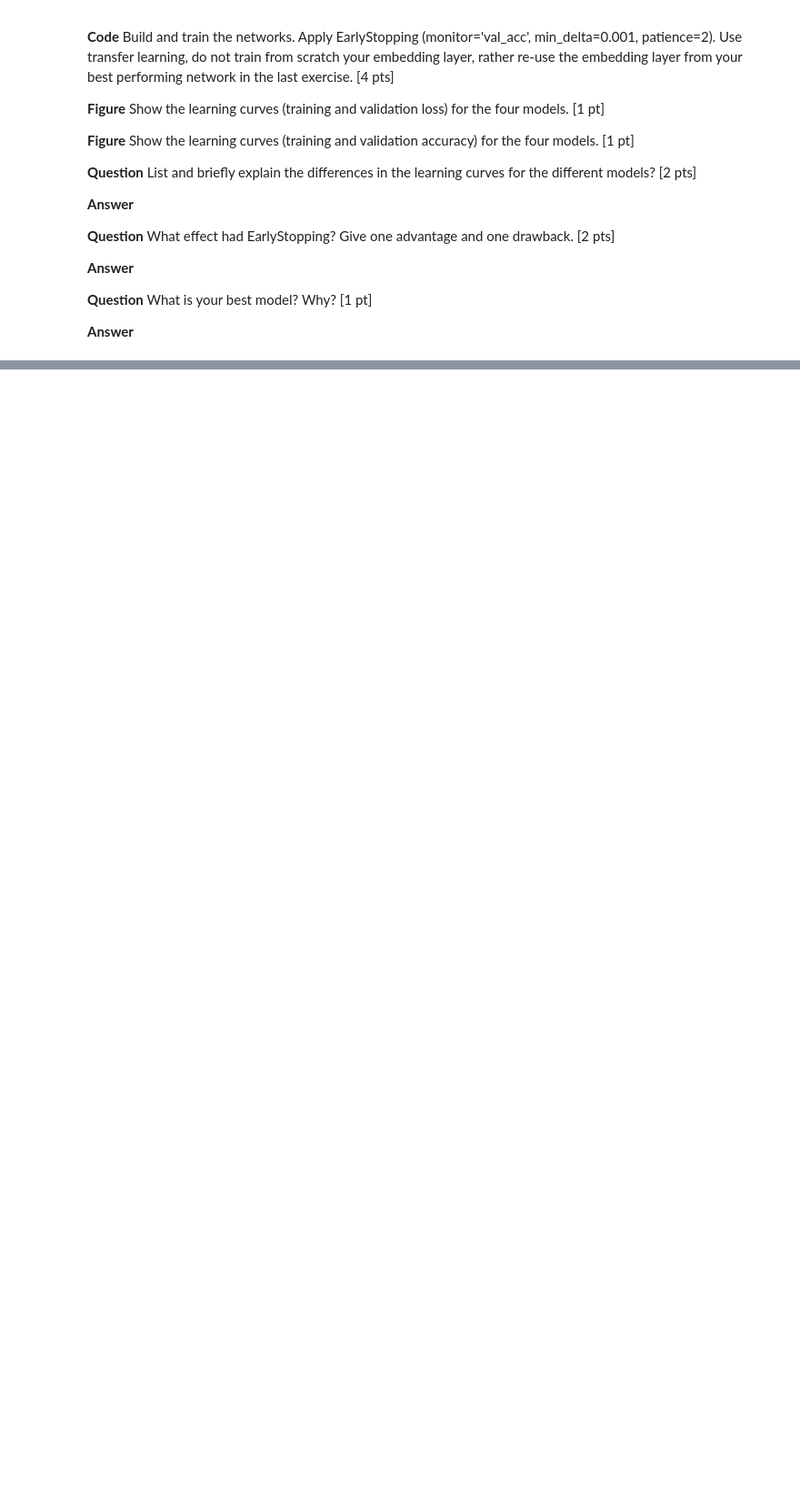
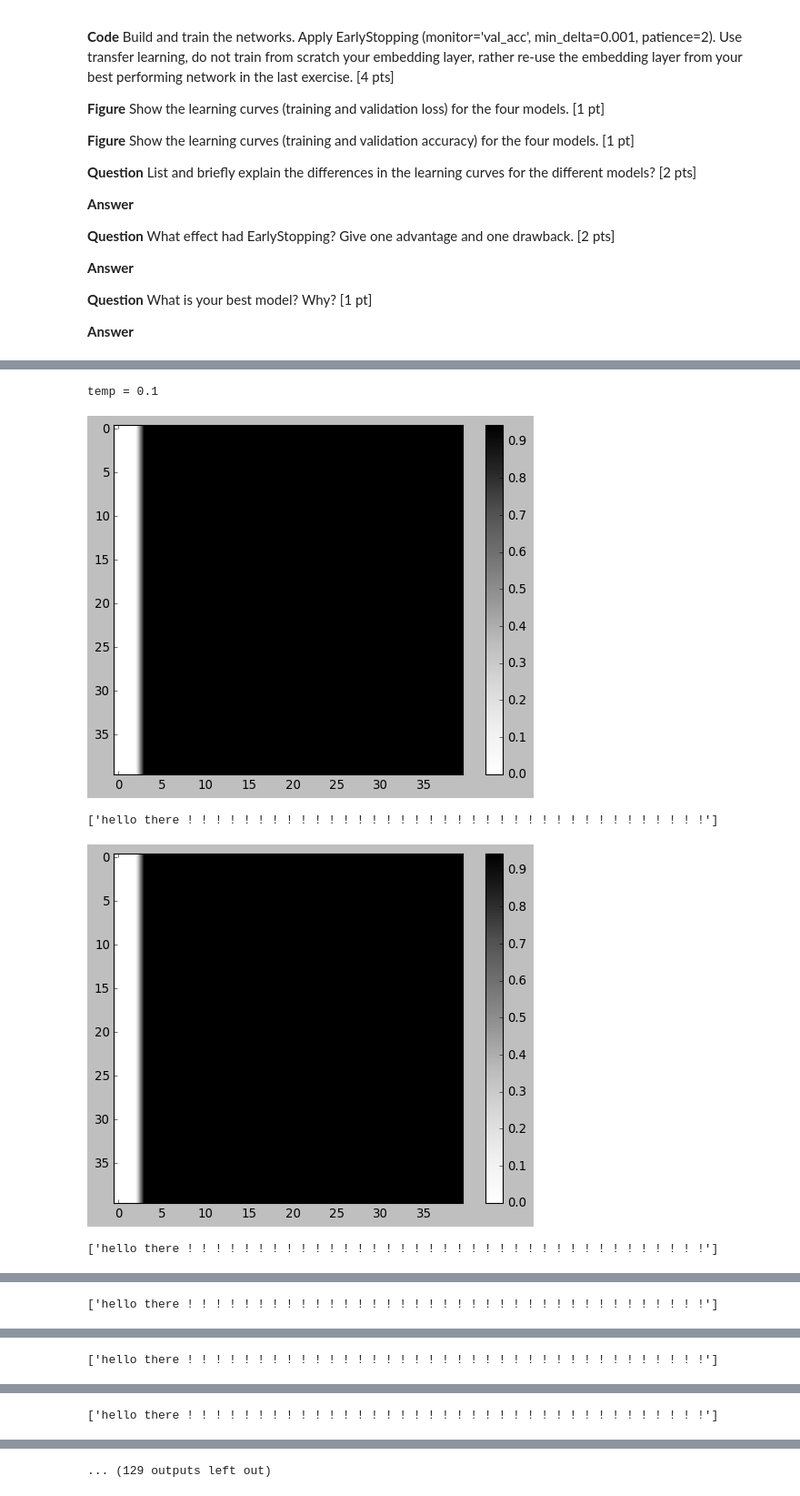
Before and after one commit to FredrikBixo/ChatBot, a Jupyter notebook: miniproject2_ChatBot.ipynb, the cells around one changed output, grey strips where cells are left out. Shown at 91% size. Saved outputs shown, nothing was run; the diff lists cells and outputs as text; code cells hidden in the pictures; blank space fills up the shorter version.

```diff
--- a/miniproject2_ChatBot.ipynb
+++ b/miniproject2_ChatBot.ipynb
@@ -792,10 +803,10 @@ E['RNN'] = Embedding(len(dic), embedding_size, mask_zero=True, name="embedding")
 H['RNN'] = SimpleRNN(hidden_size, activation='tanh', dropout=dropout, recurrent_dropout=recurrent_dropout)(E['RNN'])
 
 # The readout layer
-R['RNN'] = Dense(embedding_size, activation='softmax')(H['RNN'])
+R['RNN'] = Dense(embedding_size, activation='sigmoid')(H['RNN'])
 
 # The output layer
-Y['RNN'] = Dense(len(dic), activation='sigmoid')(R['RNN'])
+Y['RNN'] = Dense(len(dic), activation='softmax')(R['RNN'])
 
 models['RNN'] = Model(inputs = I['RNN'], outputs = Y['RNN'])
 models['RNN'].compile(
@@ -822,10 +851,10 @@ E['GRU'] = Embedding(len(dic), embedding_size, mask_zero=True, name="embedding")
 H['GRU'] = GRU(hidden_size, activation='tanh', dropout=dropout, recurrent_dropout=recurrent_dropout)(E['GRU'])
 
 # The readout layer
-R['GRU'] = Dense(embedding_size, activation='softmax')(H['GRU'])
+R['GRU'] = Dense(embedding_size, activation='sigmoid')(H['GRU'])
 
 # The output layer
-Y['GRU'] = Dense(len(dic), activation='sigmoid')(R['GRU'])
+Y['GRU'] = Dense(len(dic), activation='softmax')(R['GRU'])
 
 models['GRU'] = Model(inputs = I['GRU'], outputs = Y['GRU'])
 models['GRU'].compile(
@@ -1085,9 +1179,5 @@ def sample(preds, temperature=1.):
     preds = np.log(preds) / temperature
     exp_preds = np.exp(preds)
     preds = exp_preds / np.sum(exp_preds)
-    probas = np.random.multinomial(1, preds, 1)
+    probas = np.random.multinomial(1, preds)
     return np.argmax(probas)
-# %%
-theInput = [0,1]
-# Predict the next word
-yHat = model.predict(theInput)
@@ -1099,0 +1206,34 @@ temps = [0.02, 0.25, 0.5, 0.75, 1, 1.5, 2]
+# %%
+temps = [0.1, 0.25, 0.5, 0.75, 1, 1.5, 2]
+
+for temp in temps:
+    print("temp =",temp)
+    for _ in range(10):
+        sentance = generate_sentance(temp)
+
+        image = []
+
+        # plot sentance
+
+        for x in range(40):
+            predictions = model.predict([sentance[:x+1]])
+
+            probabilitiesForWords = []
+
+            for word in sentance[0]:
+                probabilitiesForWords.append(predictions[0][word])
+
+            image.append(probabilitiesForWords)
+
+
+        im = plt.imshow(image, cmap='hot')
+        plt.colorbar(im)
+        plt.show()
+
+        print(recover(sentance))
+# %% [output]
+temp = 0.1
+[figure, added]
+['hello there ! ! ! ! ! ! ! ! ! ! ! ! ! ! ! ! ! ! ! ! ! ! ! ! ! ! ! ! ! ! ! ! ! ! ! ! !']
+[figure, added]
+['hello there ! ! ! ! ! ! ! ! ! ! ! ! ! ! ! ! ! ! ! ! ! ! ! ! ! ! ! ! ! ! ! ! ! ! ! ! !']
@@ -1099,0 +1241 @@ temps = [0.02, 0.25, 0.5, 0.75, 1, 1.5, 2]
+['hello there ! ! ! ! ! ! ! ! ! ! ! ! ! ! ! ! ! ! ! ! ! ! ! ! ! ! ! ! ! ! ! ! ! ! ! ! !']
@@ -1099,0 +1243 @@ temps = [0.02, 0.25, 0.5, 0.75, 1, 1.5, 2]
+['hello there ! ! ! ! ! ! ! ! ! ! ! ! ! ! ! ! ! ! ! ! ! ! ! ! ! ! ! ! ! ! ! ! ! ! ! ! !']
@@ -1099,0 +1245 @@ temps = [0.02, 0.25, 0.5, 0.75, 1, 1.5, 2]
+['hello there ! ! ! ! ! ! ! ! ! ! ! ! ! ! ! ! ! ! ! ! ! ! ! ! ! ! ! ! ! ! ! ! ! ! ! ! !']
@@ -1099,0 +1247 @@ temps = [0.02, 0.25, 0.5, 0.75, 1, 1.5, 2]
+... (129 outputs left out)
```
Also changed, not shown: parts of 21 cells of this notebook.
